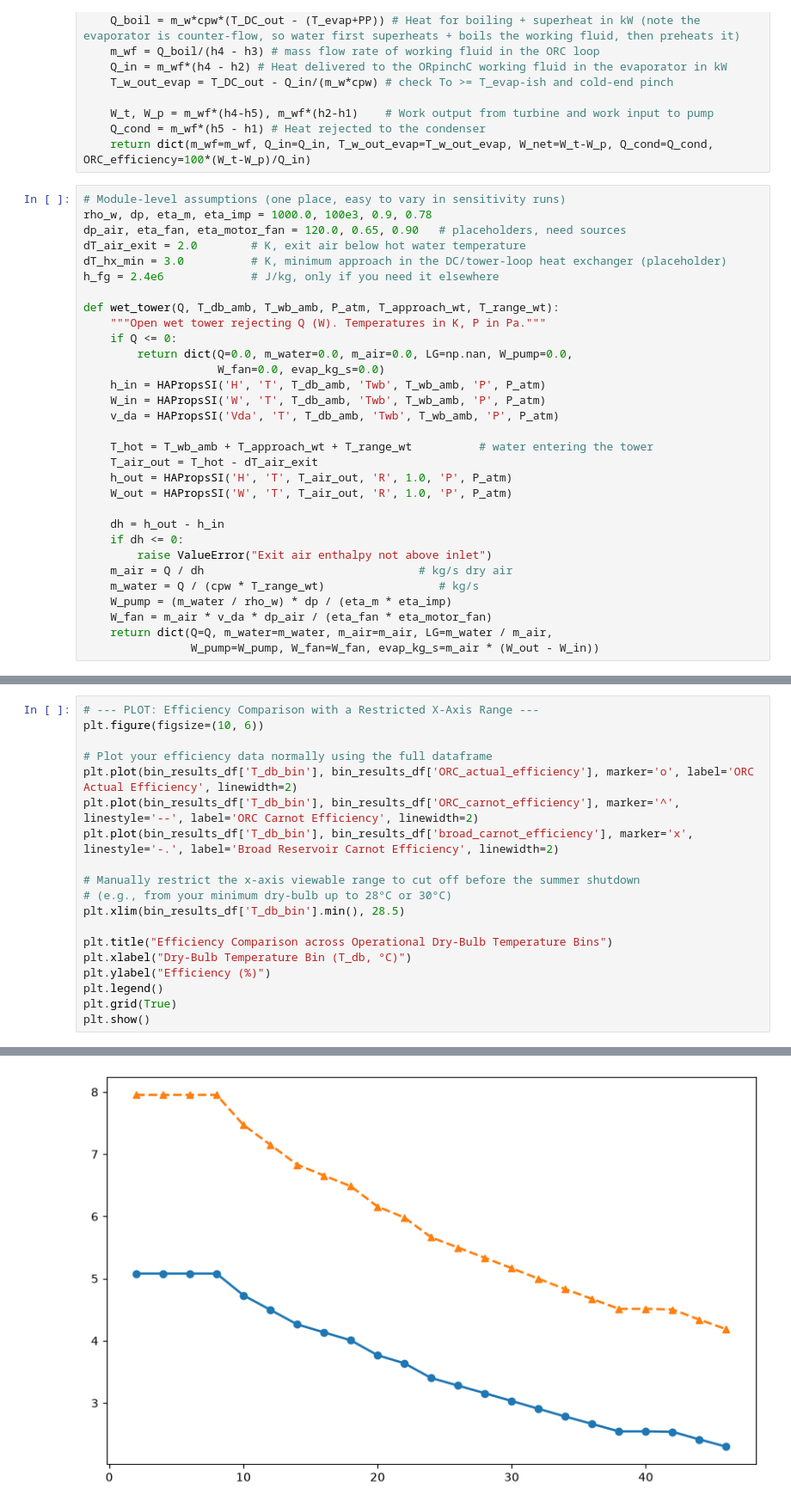
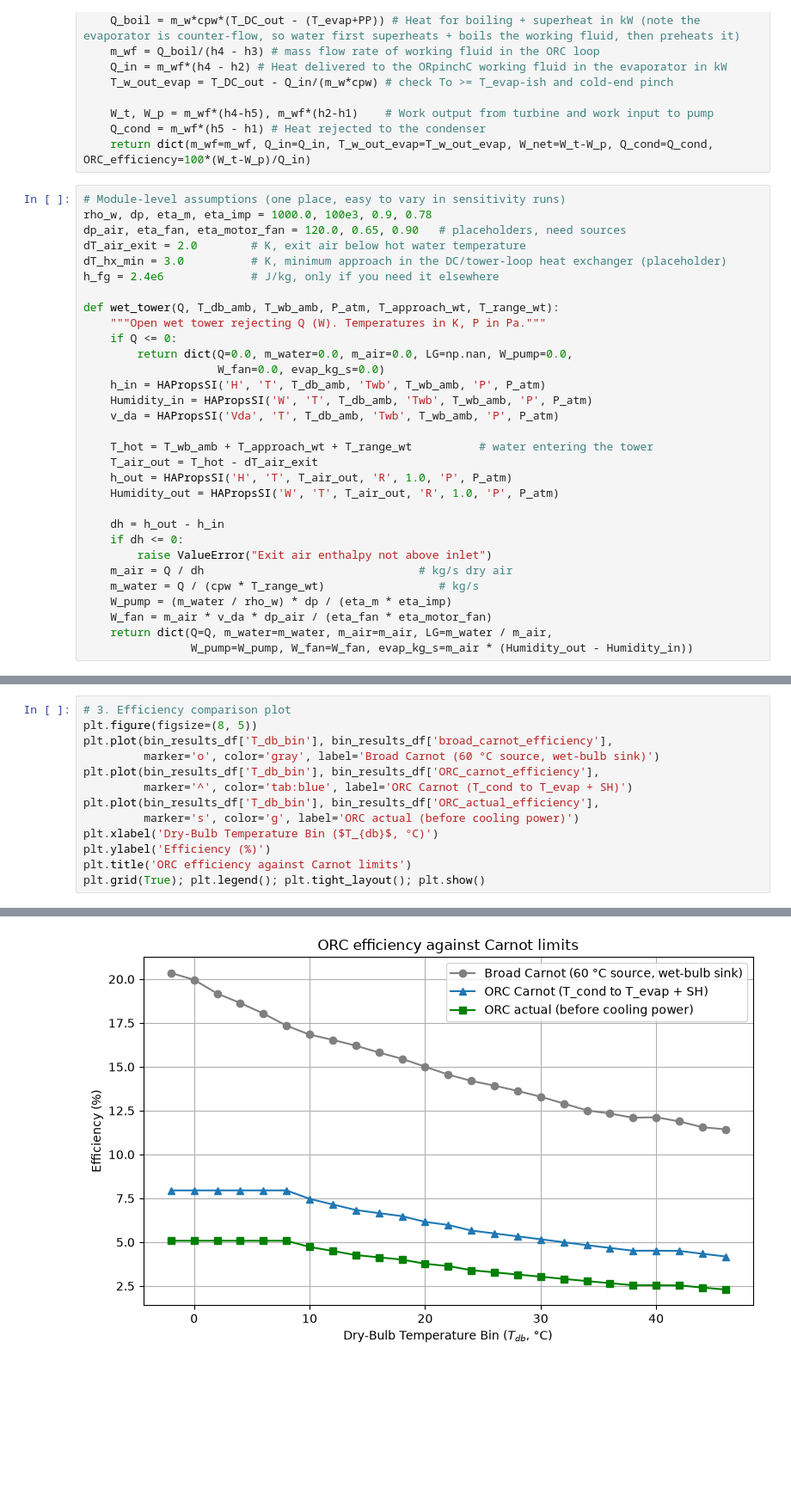
Before and after one commit to aewalter/Thermo, a Jupyter notebook: ORC_optimiser.ipynb, the cells around one changed output, grey strips where cells are left out. Shown at 86% size. Cells and saved outputs as stored; diff of their text form; blank space fills up the shorter version.

```diff
--- a/ORC_optimiser.ipynb
+++ b/ORC_optimiser.ipynb
@@ -50,13 +50,13 @@ def wet_tower(Q, T_db_amb, T_wb_amb, P_atm, T_approach_wt, T_range_wt):
         return dict(Q=0.0, m_water=0.0, m_air=0.0, LG=np.nan, W_pump=0.0,
                     W_fan=0.0, evap_kg_s=0.0)
     h_in = HAPropsSI('H', 'T', T_db_amb, 'Twb', T_wb_amb, 'P', P_atm)
-    W_in = HAPropsSI('W', 'T', T_db_amb, 'Twb', T_wb_amb, 'P', P_atm)
+    Humidity_in = HAPropsSI('W', 'T', T_db_amb, 'Twb', T_wb_amb, 'P', P_atm)
     v_da = HAPropsSI('Vda', 'T', T_db_amb, 'Twb', T_wb_amb, 'P', P_atm)
 
     T_hot = T_wb_amb + T_approach_wt + T_range_wt          # water entering the tower
     T_air_out = T_hot - dT_air_exit
     h_out = HAPropsSI('H', 'T', T_air_out, 'R', 1.0, 'P', P_atm)
-    W_out = HAPropsSI('W', 'T', T_air_out, 'R', 1.0, 'P', P_atm)
+    Humidity_out = HAPropsSI('W', 'T', T_air_out, 'R', 1.0, 'P', P_atm)
 
     dh = h_out - h_in
     if dh <= 0:
@@ -66,4 +66,4 @@ def wet_tower(Q, T_db_amb, T_wb_amb, P_atm, T_approach_wt, T_range_wt):
     W_pump = (m_water / rho_w) * dp / (eta_m * eta_imp)
     W_fan = m_air * v_da * dp_air / (eta_fan * eta_motor_fan)
     return dict(Q=Q, m_water=m_water, m_air=m_air, LG=m_water / m_air,
-                W_pump=W_pump, W_fan=W_fan, evap_kg_s=m_air * (W_out - W_in))
+                W_pump=W_pump, W_fan=W_fan, evap_kg_s=m_air * (Humidity_out - Humidity_in))
@@ -246,20 +294,14 @@ plt.show()
 # %%
-# --- PLOT: Efficiency Comparison with a Restricted X-Axis Range ---
-plt.figure(figsize=(10, 6))
-
-# Plot your efficiency data normally using the full dataframe
-plt.plot(bin_results_df['T_db_bin'], bin_results_df['ORC_actual_efficiency'], marker='o', label='ORC Actual Efficiency', linewidth=2)
-plt.plot(bin_results_df['T_db_bin'], bin_results_df['ORC_carnot_efficiency'], marker='^', linestyle='--', label='ORC Carnot Efficiency', linewidth=2)
-plt.plot(bin_results_df['T_db_bin'], bin_results_df['broad_carnot_efficiency'], marker='x', linestyle='-.', label='Broad Reservoir Carnot Efficiency', linewidth=2)
-
-# Manually restrict the x-axis viewable range to cut off before the summer shutdown
-# (e.g., from your minimum dry-bulb up to 28°C or 30°C)
-plt.xlim(bin_results_df['T_db_bin'].min(), 28.5)
-
-plt.title("Efficiency Comparison across Operational Dry-Bulb Temperature Bins")
-plt.xlabel("Dry-Bulb Temperature Bin (T_db, °C)")
-plt.ylabel("Efficiency (%)")
-plt.legend()
-plt.grid(True)
-plt.show()
+# 3. Efficiency comparison plot
+plt.figure(figsize=(8, 5))
+plt.plot(bin_results_df['T_db_bin'], bin_results_df['broad_carnot_efficiency'],
+         marker='o', color='gray', label='Broad Carnot (60 °C source, wet-bulb sink)')
+plt.plot(bin_results_df['T_db_bin'], bin_results_df['ORC_carnot_efficiency'],
+         marker='^', color='tab:blue', label='ORC Carnot (T_cond to T_evap + SH)')
+plt.plot(bin_results_df['T_db_bin'], bin_results_df['ORC_actual_efficiency'],
+         marker='s', color='g', label='ORC actual (before cooling power)')
+plt.xlabel('Dry-Bulb Temperature Bin ($T_{db}$, °C)')
+plt.ylabel('Efficiency (%)')
+plt.title('ORC efficiency against Carnot limits')
+plt.grid(True); plt.legend(); plt.tight_layout(); plt.show()
 # %% [output]
@@ -267,4 +308,4 @@ KeyError: 'broad_carnot_efficiency'
-[figure, old version]
+[figure, new version]
 # %%
 # 1. Sort the results dataframe by performance (highest net power first)
 # This ensures that if we have to drop hours, we drop the least productive bins
```
Also changed, not shown: parts of 9 cells of this notebook, 20 other files.
